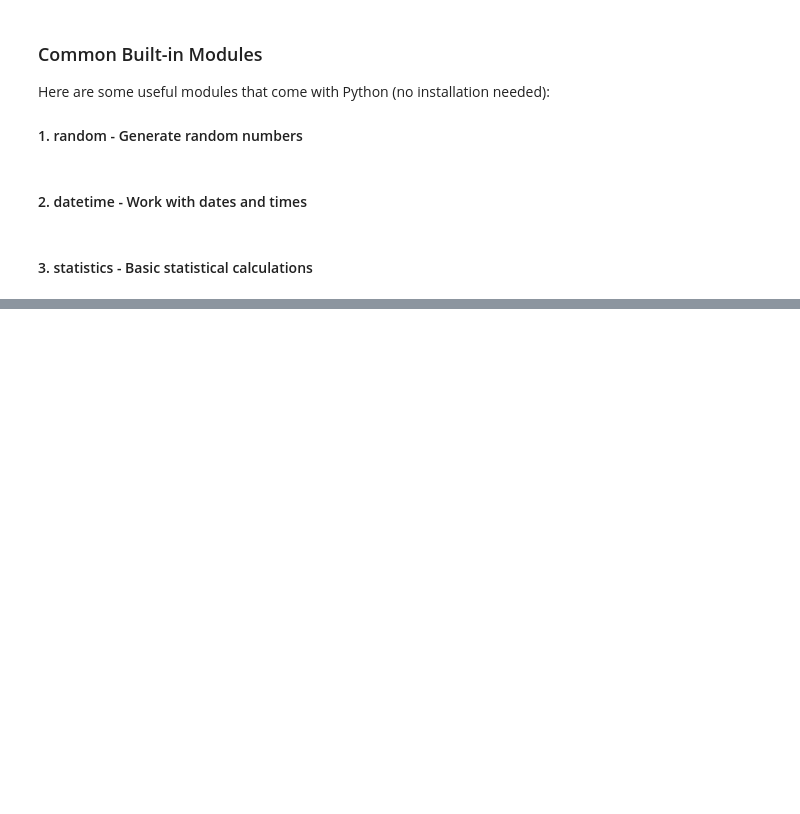
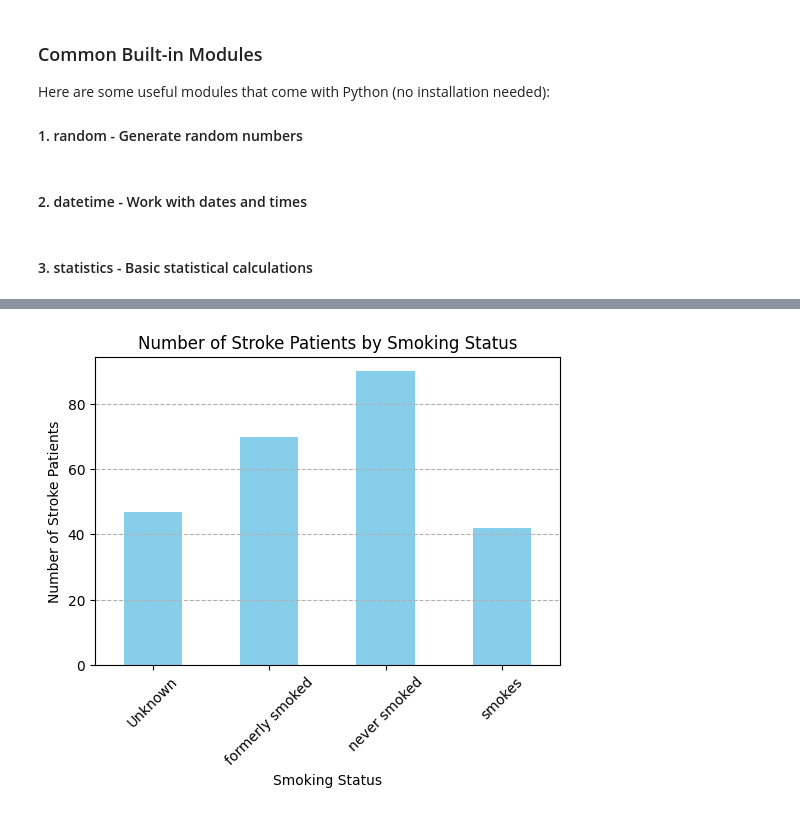
Before and after one commit to PennHealthX/python-med-crash-course, a Jupyter notebook: lesson_2/numerical_analysis_python.ipynb, the cells around one changed output, grey strips where cells are left out. Drawn from its saved outputs; the diff is of its cells as text; code cells hidden in the pictures; blank space fills up the shorter version.

```diff
--- a/lesson_2/numerical_analysis_python.ipynb
+++ b/lesson_2/numerical_analysis_python.ipynb
@@ -123,0 +163,5 @@ print("Stdev:", statistics.stdev(data))    # Standard deviation
+# %%
+import pandas as pd
+
+# Import the data from your directory
+stroke_data = pd.read_csv("stroke-kaggle.csv")
@@ -123,0 +365,17 @@ print("Stdev:", statistics.stdev(data))    # Standard deviation
+# %%
+import matplotlib.pyplot as plt
+
+# Aggregate: count stroke cases by smoking status
+stroke_counts = stroke_data.groupby("smoking_status")["stroke"].sum()  # number of stroke patients per category
+
+# Plot
+plt.figure(figsize=(6,4))
+stroke_counts.plot(kind='bar', color='skyblue')
+plt.title("Number of Stroke Patients by Smoking Status")
+plt.ylabel("Number of Stroke Patients")
+plt.xlabel("Smoking Status")
+plt.xticks(rotation=45)
+plt.grid(axis='y', linestyle='--')
+plt.show()
+# %% [output]
+[figure, added]
```
Also changed, not shown: parts of 27 cells of this notebook, 1 other file.
